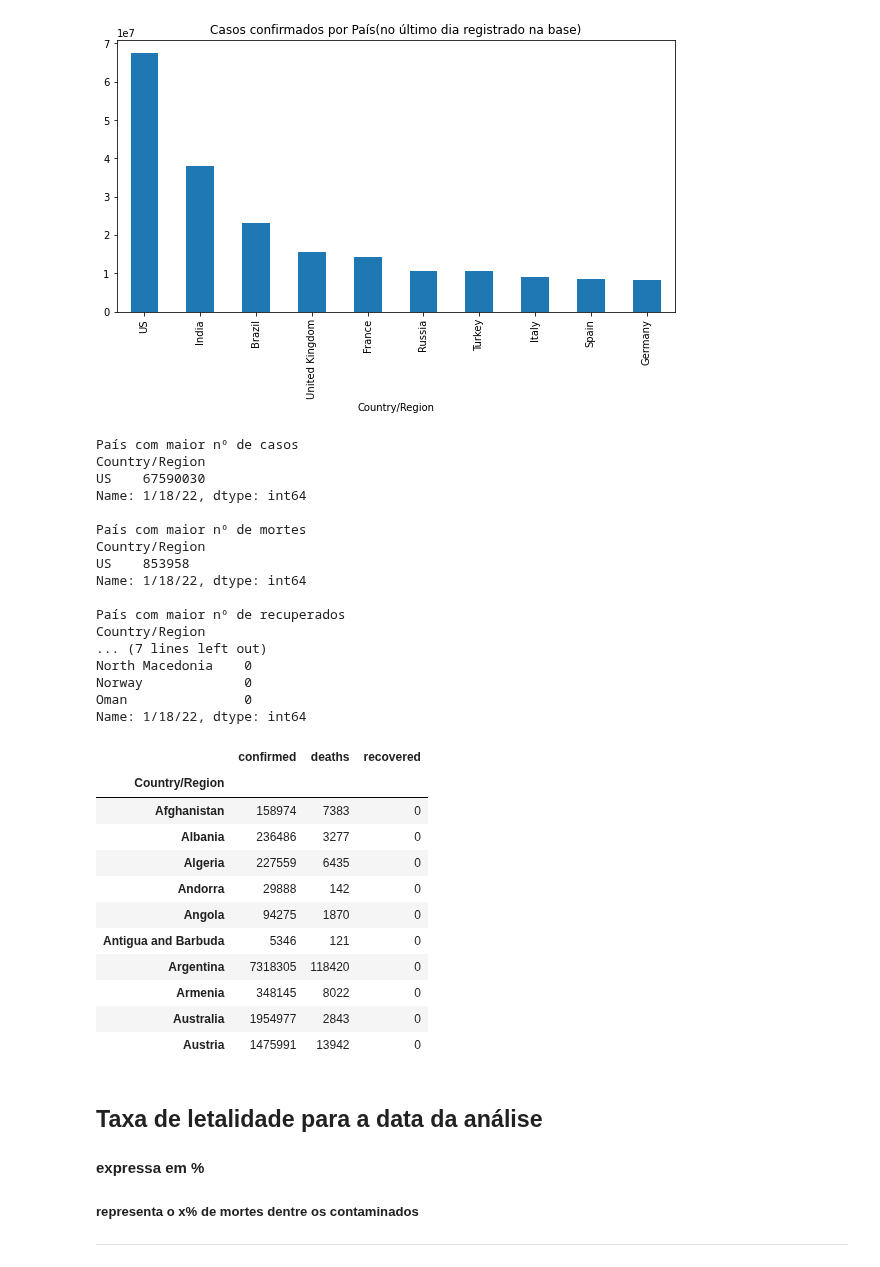
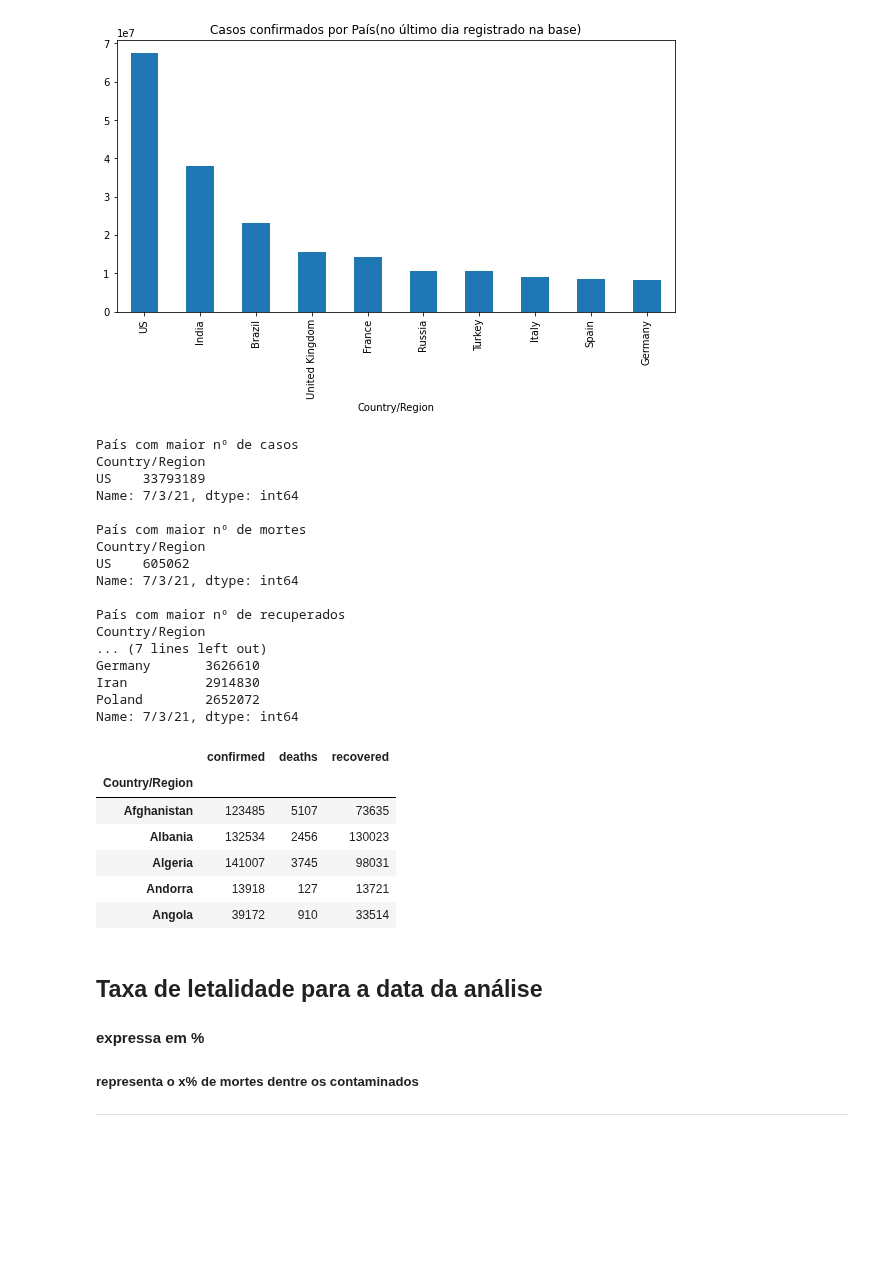
Before and after one commit to 6abi/data-science, a Jupyter notebook: ds_na_medicina/covid19.ipynb, the cells around one changed output. Saved outputs shown, nothing was run; the diff lists cells and outputs as text; code cells hidden in the pictures; blank space fills up the shorter version.

```diff
--- a/ds_na_medicina/covid19.ipynb
+++ b/ds_na_medicina/covid19.ipynb
@@ -154,7 +154,7 @@ confirmed_by_country[last_date].sort_values(ascending=False)[0:10].plot(kind='ba
 [figure]
 # %%
 def latested_by_country(data):
-    return data.groupby('Country/Region').sum().iloc[:,-1]
+    return data.groupby('Country/Region').sum().iloc[:,-200]
 # %%
 confirmed_by_country = latested_by_country(confirmed)
 deaths_by_country = latested_by_country(deaths)
@@ -169,39 +169,34 @@ print(recovered_by_country.sort_values(ascending=False)[0:10])
 # %% [output]
 País com maior nº de casos
 Country/Region
-US    67590030
-Name: 1/18/22, dtype: int64
+US    33793189
+Name: 7/3/21, dtype: int64
 
 País com maior nº de mortes
 Country/Region
-US    853958
-Name: 1/18/22, dtype: int64
+US    605062
+Name: 7/3/21, dtype: int64
 
 País com maior nº de recuperados
 Country/Region
 ... (7 lines left out)
-North Macedonia    0
-Norway             0
-Oman               0
-Name: 1/18/22, dtype: int64
+Germany       3626610
+Iran          2914830
+Poland        2652072
+Name: 7/3/21, dtype: int64
 # %%
 informations = [confirmed_by_country, deaths_by_country, recovered_by_country]
 combined = pd.concat(informations, axis=1)
 combined.columns = ['confirmed', 'deaths', 'recovered']
-combined.head(10)
+combined.head()
 # %% [output]
 |  | confirmed | deaths | recovered |
 | Country/Region |  |  |  |
-| Afghanistan | 158974 | 7383 | 0 |
-| Albania | 236486 | 3277 | 0 |
-| Algeria | 227559 | 6435 | 0 |
-| Andorra | 29888 | 142 | 0 |
-| Angola | 94275 | 1870 | 0 |
-| Antigua and Barbuda | 5346 | 121 | 0 |
-| Argentina | 7318305 | 118420 | 0 |
-| Armenia | 348145 | 8022 | 0 |
-| Australia | 1954977 | 2843 | 0 |
-| Austria | 1475991 | 13942 | 0 |
+| Afghanistan | 123485 | 5107 | 73635 |
+| Albania | 132534 | 2456 | 130023 |
+| Algeria | 141007 | 3745 | 98031 |
+| Andorra | 13918 | 127 | 13721 |
+| Angola | 39172 | 910 | 33514 |
 # %% [markdown]
 ##  Taxa de letalidade para a data da análise
 #### expressa em %
```
Also changed, not shown: parts of 6 cells of this notebook.
